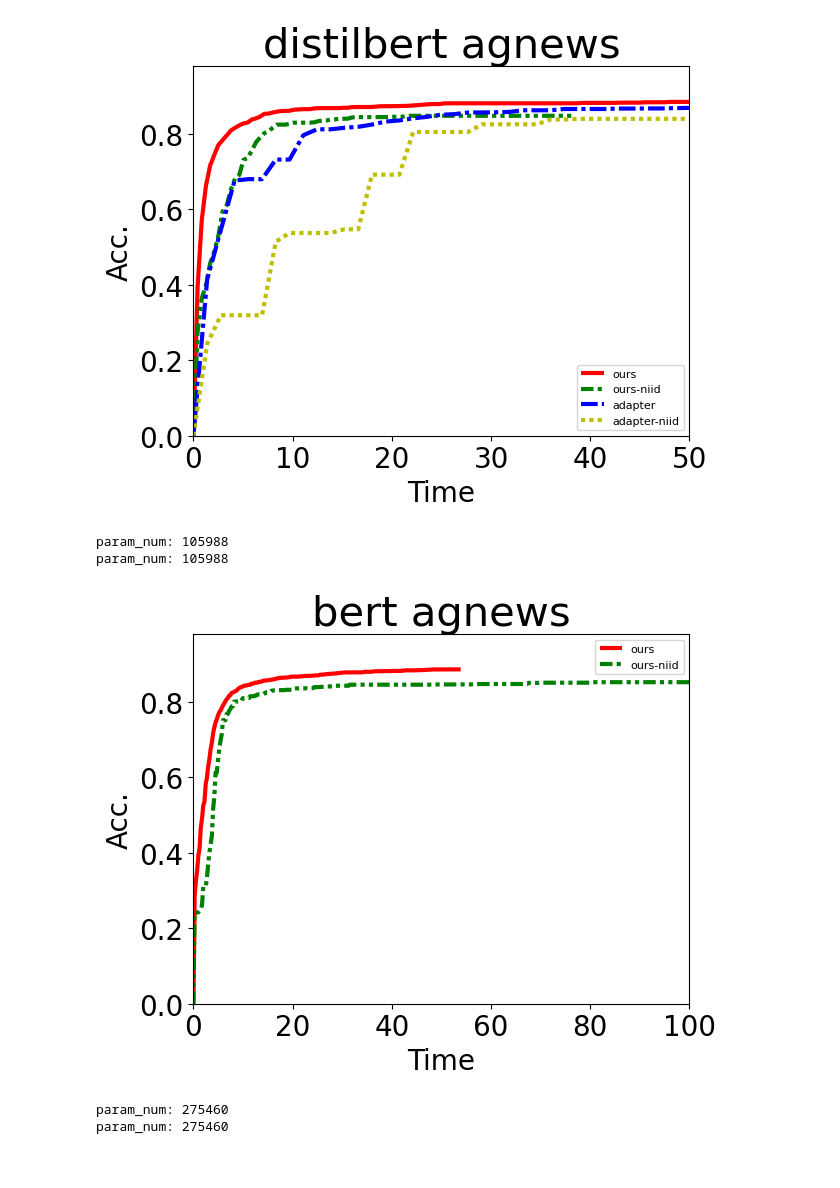
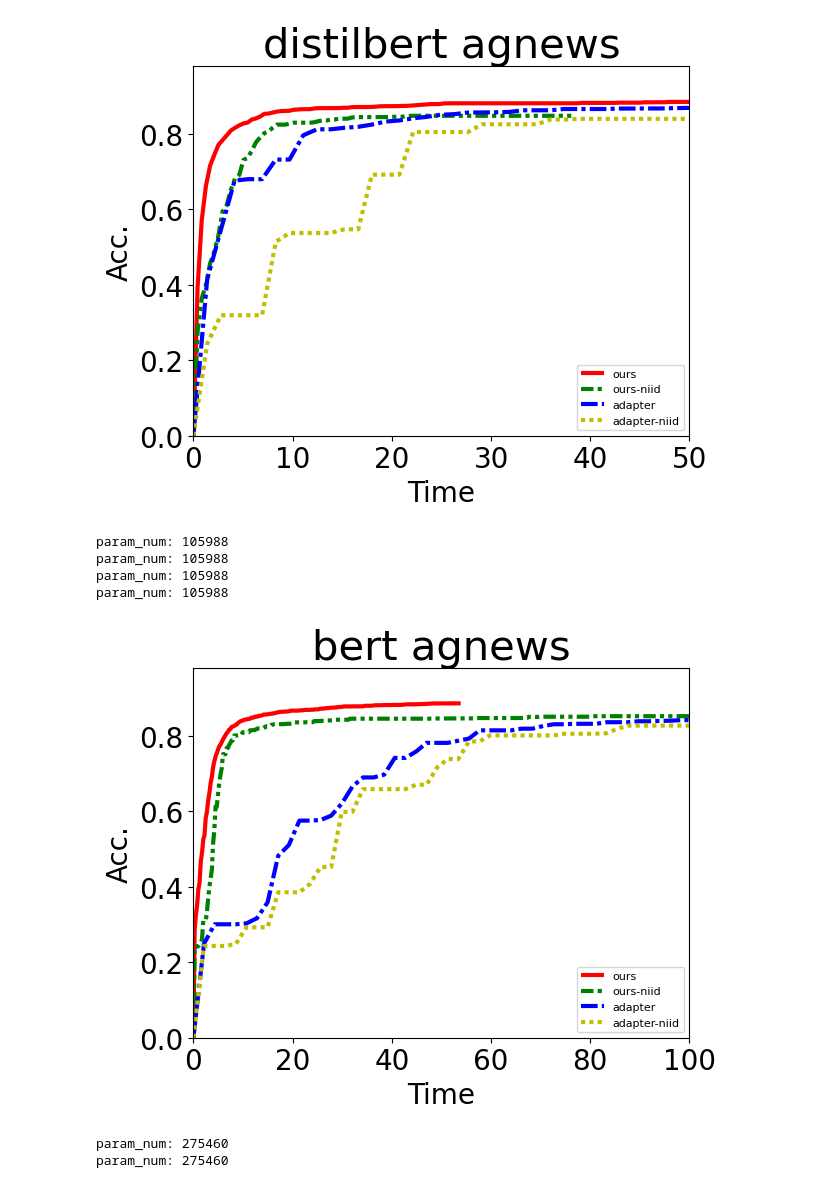
Before and after one commit to UbiquitousLearning/FwdLLM, a Jupyter notebook: all_figures/niid/niid.ipynb, the cells around one changed output. Drawn from its saved outputs; the diff is of its cells as text; code cells hidden in the pictures.

```diff
--- a/all_figures/niid/niid.ipynb
+++ b/all_figures/niid/niid.ipynb
@@ -100,11 +100,11 @@ model = "bert"
 logging_file = {
     "ours":"./bert_agnews/fedFwd_bert_agnews_lr0.01_client_num_1000_numerical.log",
     "ours-niid":"./bert_agnews/fedFwd_bert_agnews_lr0.01_client_num_1000_numerical_niid.log",
-    # "adapter":"./distilbert_agnews/fedsgd_distilbert_agnews_lr0.01_client_num_10_adapter.log",
-    # "adapter-niid":"./distilbert_agnews/fedsgd_distilbert_agnews_lr0.01_client_num_10_adapter_niid.log"
+    "adapter":"./bert_agnews/fedsgd_bert_agnews_lr0.01_client_num_10_bitfit.log",
+    "adapter-niid":"./bert_agnews/fedsgd_bert_agnews_lr0.01_client_num_10_niid.log"
     }
 
-train_time_dict = {"ours":0.669904,'ours-niid':0.669904}
+train_time_dict = {"ours":0.669904,'ours-niid':0.669904,'adapter':8.2235,'adapter-niid':8.2235}
 local_data_num_dict = {"agnews":15,"yahoo":18}
 comm_bandwidth = 10 * 1024**2 /8  # k * 1024**2 /8 => k Mb/s
 
@@ -146,34 +146,36 @@ for i,method in enumerate(logging_file):
                 break
         comm_time = param_num * 4 / comm_bandwidth
         acc = [0]
         if "," in file:
             adhoc = file.split("_")[-1].split(".")[0]
         else:
             adhoc = None
         max_acc = 0
         for line in f:
             if "'acc':" in line:
                 cur_acc = float(line[line.rfind("'acc':")+7:line.rfind(",")])
                 if cur_acc > max_acc:
                     max_acc = cur_acc
                 else:
                     cur_acc = max_acc
                 acc.append(cur_acc)
         plt.plot(round_to_time(len(acc),eval_frequence,comm_time,method,local_data_num,adhoc), acc, linestyle=linestyle[i], color=colors[i],label=method,linewidth=lw)
 plt.xlabel("Time",fontsize=20)
 plt.ylabel("Acc.",fontsize=20)
 plt.xticks(size = 20)
 plt.xlim(0,100)
 plt.yticks(size = 20)
 plt.ylim(0,0.98)
 plt.legend(fontsize=8)
 plt.title(f"{model} {dataset}",fontsize=30)
 plt.savefig(f"/data/wyz/ForwardFL-Latex/figs/eval-niid-{model}-{dataset}.pdf", bbox_inches="tight")
 # plt.show()
 # %% [output]
 param_num: 105988
 param_num: 105988
+param_num: 105988
+param_num: 105988
-[figure, old version]
+[figure, new version]
 # %%
 import os
 import sys
```
Also changed, not shown: 2 other files.
